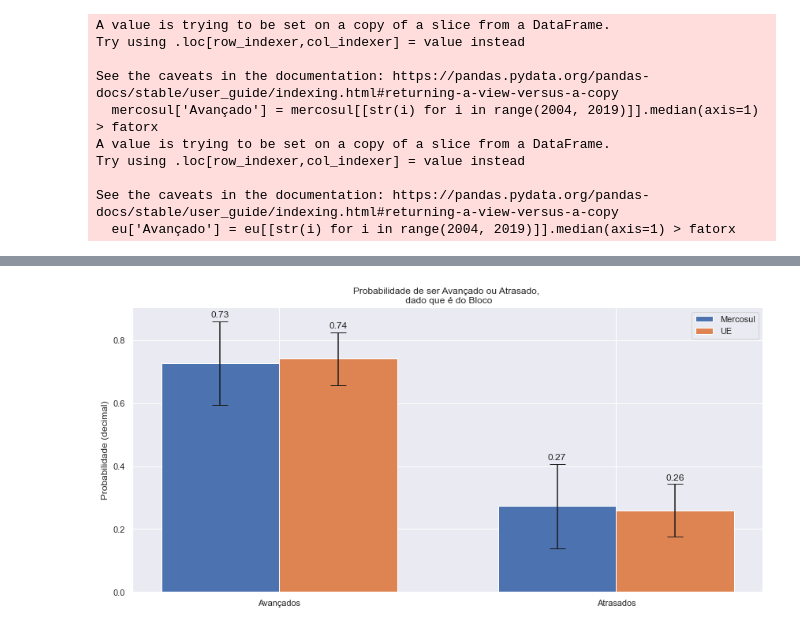
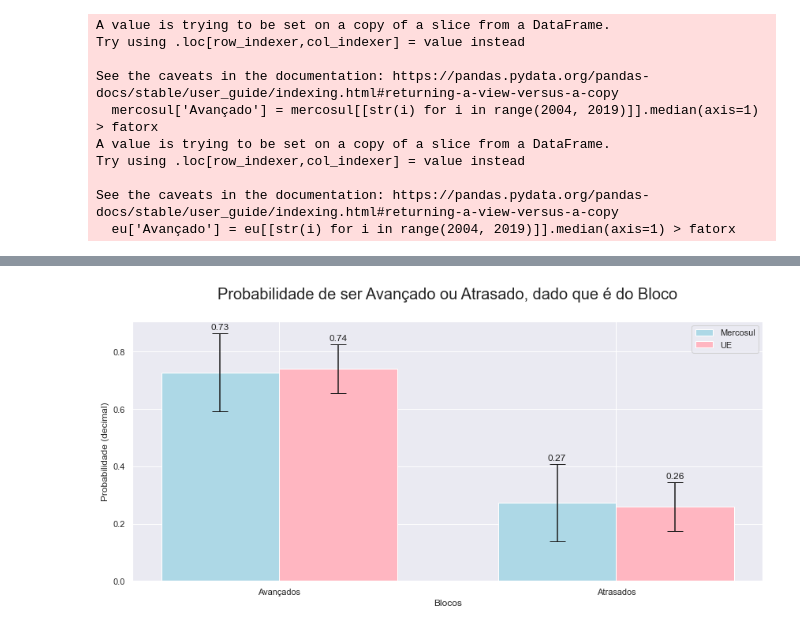
Before and after one commit to JoaoLucasMBC/aps-cdados-2022.2, a Jupyter notebook: APS4_Education.ipynb, the cells around one changed output, grey strips where cells are left out. Saved outputs shown, nothing was run; the diff lists cells and outputs as text; code cells hidden in the pictures.

```diff
--- a/APS4_Education.ipynb
+++ b/APS4_Education.ipynb
@@ -167,0 +162,18 @@ BootstrapResult(confidence_interval=ConfidenceInterval(low=0.1111111111111111, h
+# %%
+# Probabilidades Condicionais - Atrasados
+
+# Função de Cálculo de Probabilidades, a ser usada no Bootstrapping
+def probabilidade_atrasado(sample):
+    underdeveloped = [s for s in sample if s < fatorx]
+    return len(underdeveloped)/len(sample)
+
+# Utilizando a função criada e a função bootstrap, obtemos os intervalos de confiança das probabilidades, assim como os erros padrão.
+print("Conclusões - Atrasados:\n")
+
+valores = (valores_merc,)
+resM2 = stats.bootstrap(valores, probabilidade_atrasado, confidence_level=0.9, vectorized=False)
+print(f' O intervalo de confiança da probabilidade de um país ser atrasado, \n dado que ele pertence ao Mercosul vai de {resM2.confidence_interval.low:.4f} a {resM2.confidence_interval.high:.4f} aproximadamente, e erro padrão é {100*resM2.standard_error:.2f}%\n')
+
+valores = (valores_eu,)
+resEU2 = stats.bootstrap(valores, probabilidade_atrasado, confidence_level=0.9, vectorized=False)
+print(f' O intervalo de confiança da probabilidade de um país ser atrasado, \n dado que ele pertence à União Europeia vai de {resEU2.confidence_interval.low:.4f} a {resEU2.confidence_interval.high:.4f} aproximadamente, e erro padrão é {100*resEU2.standard_error:.2f}%')
@@ -171,32 +191,37 @@ import seaborn as sns
 # %%
 labels = ['Avançados', 'Atrasados']
 
 sns.set_theme()
 
+# Probabilidades dos Blocos
 p_atrasado_dado_mercosul = 1 - p_avancado_dado_mercosul
 p_atrasado_dado_eu = 1 - p_avancado_dado_eu
 
+# Dados de ambos Blocos
 dados_mercosul = [p_avancado_dado_mercosul, p_atrasado_dado_mercosul]
 dados_eu = [p_avancado_dado_eu, p_atrasado_dado_eu]
 
-x = np.arange(len(labels))  # the label locations
-width = 0.35  # the width of the bars
+x = np.arange(len(labels))
+width = 0.35
 
+# Criando o Barplot, com intervalo baseado no erro padrão gerado pelo bootstrapping da etapa anterior
 fig, ax = plt.subplots(figsize=(12, 6))
-rects1 = ax.bar(x - width/2, dados_mercosul, width, label='Mercosul', yerr=[resM.standard_error, resM2.standard_error], capsize=10)
-rects2 = ax.bar(x + width/2, dados_eu, width, label='UE', yerr=[resEU.standard_error, resEU2.standard_error], capsize=10)
+M_bar = ax.bar(x - width/2, dados_mercosul, width, label='Mercosul', yerr=[resM.standard_error, resM2.standard_error], capsize=10, color=("LightBlue"))
+EU_bar = ax.bar(x + width/2, dados_eu, width, label='UE', yerr=[resEU.standard_error, resEU2.standard_error], capsize=10, color=("LightPink"))
 
-# Add some text for labels, title and custom x-axis tick labels, etc.
+# Customização da figura
 ax.set_ylabel('Probabilidade (decimal)')
-ax.set_title('Probabilidade de ser Avançado ou Atrasado, \n dado que é do Bloco')
+ax.set_xlabel('Blocos')
+ax.set_title('Probabilidade de ser Avançado ou Atrasado, dado que é do Bloco\n', fontsize=20, fontweight='light')
 ax.set_xticks(x, labels)
 ax.legend()
 
-ax.bar_label(rects1, padding=3, fmt='%.2f')
-ax.bar_label(rects2, padding=3, fmt='%.2f')
+# Adicionando as probabilidades
+ax.bar_label(M_bar, padding=3, fmt='%.2f')
+ax.bar_label(EU_bar, padding=3, fmt='%.2f')
 
 fig.tight_layout()
 
 plt.show()
 # %% [output]
-[figure, old version]
+[figure, new version]
```
Also changed, not shown: parts of 3 cells of this notebook.
